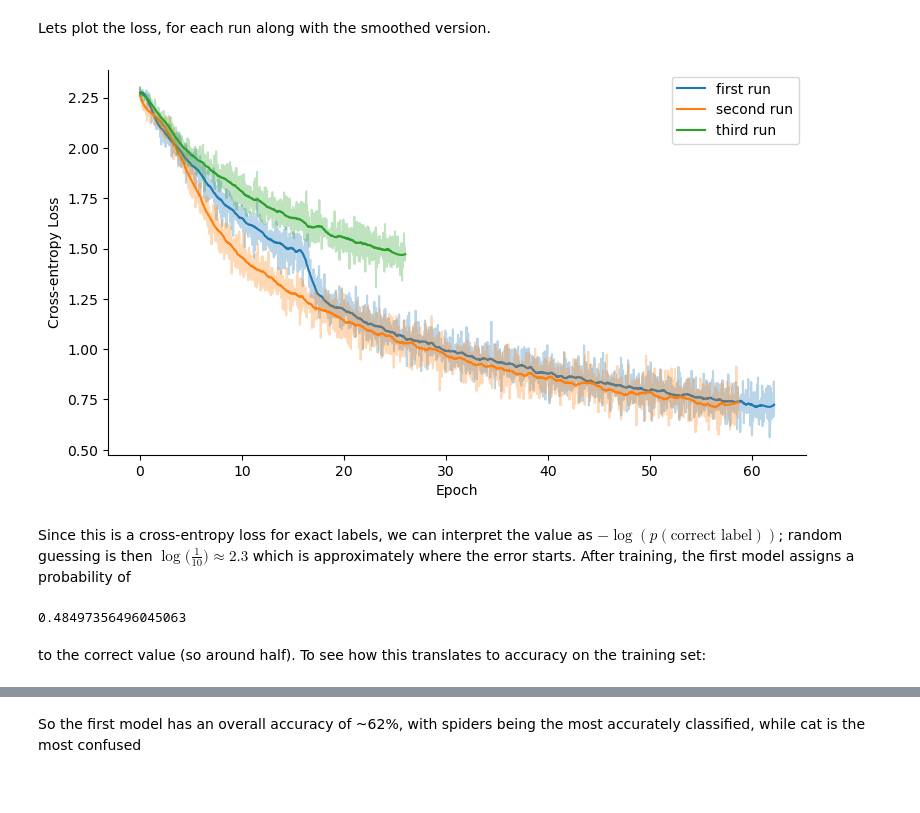
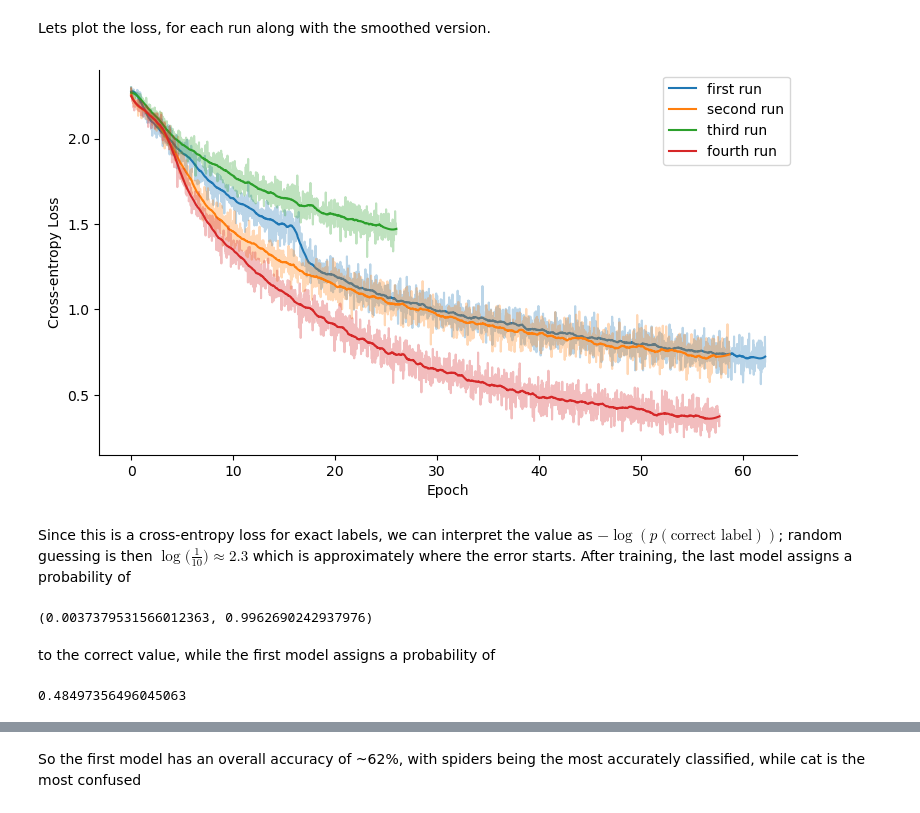
Before and after one commit to dsweber2/portfolio, a Jupyter notebook: vision/description.ipynb, the cells around one changed output, grey strips where cells are left out. Drawn from its saved outputs; the diff is of its cells as text; code cells hidden in the pictures.

Commit message:
new model

```diff
--- a/vision/description.ipynb
+++ b/vision/description.ipynb
@@ -246,3 +246,5 @@ nChannels = [np.load(f"runs/nChannels{x}.npy", allow_pickle=True) for x in runPo
 filterSizes = [np.load(f"runs/filterSizes{x}.npy", allow_pickle=True) for x in runPostfixes]
 fully_connected = [np.load(f"runs/fully_connected{x}.npy", allow_pickle=True) for x in runPostfixes]
 strides = [np.load(f"runs/strides{x}.npy", allow_pickle=True) for x in runPostfixes]
+for x in [Animal10(nChannels[ii], filterSizes[ii], fully_connected[ii], strides=strides[ii]) for ii in range(len(runPostfixes))]:
+    print(x)
@@ -251,30 +271,35 @@ Lets plot the loss, for each run along with the smoothed version.
 # %%
 from scipy.signal import savgol_filter
 import pandas as pd
 max_len = max([len(x) for x in loss_records])
 epoch = np.array(range(max_len)) * 100 /len(train_loader)
 smoothed = [savgol_filter(x, 101, 3) for x in loss_records]
 error = [np.abs(loss_records[ii] - smoothed[ii]) for ii in range(len(loss_records))]
 fig, ax = plt.subplots(figsize=(9,5))
 def plot_with_error_bars(x,raw,label,color):
     ax.plot(epoch[:len(x)], x, label=label, color=color)
     ax.plot(epoch[:len(x)], raw, color=color, alpha=0.3)
 plot_with_error_bars(smoothed[0], loss_records[0], "first run", "tab:blue")
 plot_with_error_bars(100*smoothed[1], 100*loss_records[1], "second run", "tab:orange")
 plot_with_error_bars(100*smoothed[2], 100*loss_records[2], "third run", "tab:green")
+plot_with_error_bars(100*smoothed[3], 100*loss_records[3], "fourth run", "tab:red")
 ax.set_xlabel('Epoch')
 ax.set_ylabel('Cross-entropy Loss')
 ax.spines['top'].set_visible(False)
 ax.spines['right'].set_visible(False)
 ax.legend()
 plt.show()
 # %% [output]
-[figure, old version]
+[figure, new version]
 # %% [markdown]
-Since this is a cross-entropy loss for exact labels, we can interpret the value as $-\log(p(\textrm{correct label}))$; random guessing is then $\log\big(\frac{1}{10}\big)\approx 2.3$ which is approximately where the error starts. After training, the first model assigns a probability of
+Since this is a cross-entropy loss for exact labels, we can interpret the value as $-\log(p(\textrm{correct label}))$; random guessing is then $\log\big(\frac{1}{10}\big)\approx 2.3$ which is approximately where the error starts. After training, the last model assigns a probability of
+# %%
+(smoothed[-1][-1], np.exp(-smoothed[-1][-1]))
+# %% [output]
+(0.0037379531566012363, 0.9962690242937976)
+# %% [markdown]
+to the correct value, while the first model assigns a probability of
 # %%
 np.exp(-smoothed[0][-1])
 # %% [output]
 0.48497356496045063
-# %% [markdown]
-to the correct value (so around half). To see how this translates to accuracy on the training set:
```
Also changed, not shown: parts of 9 cells of this notebook, 2 other files.
